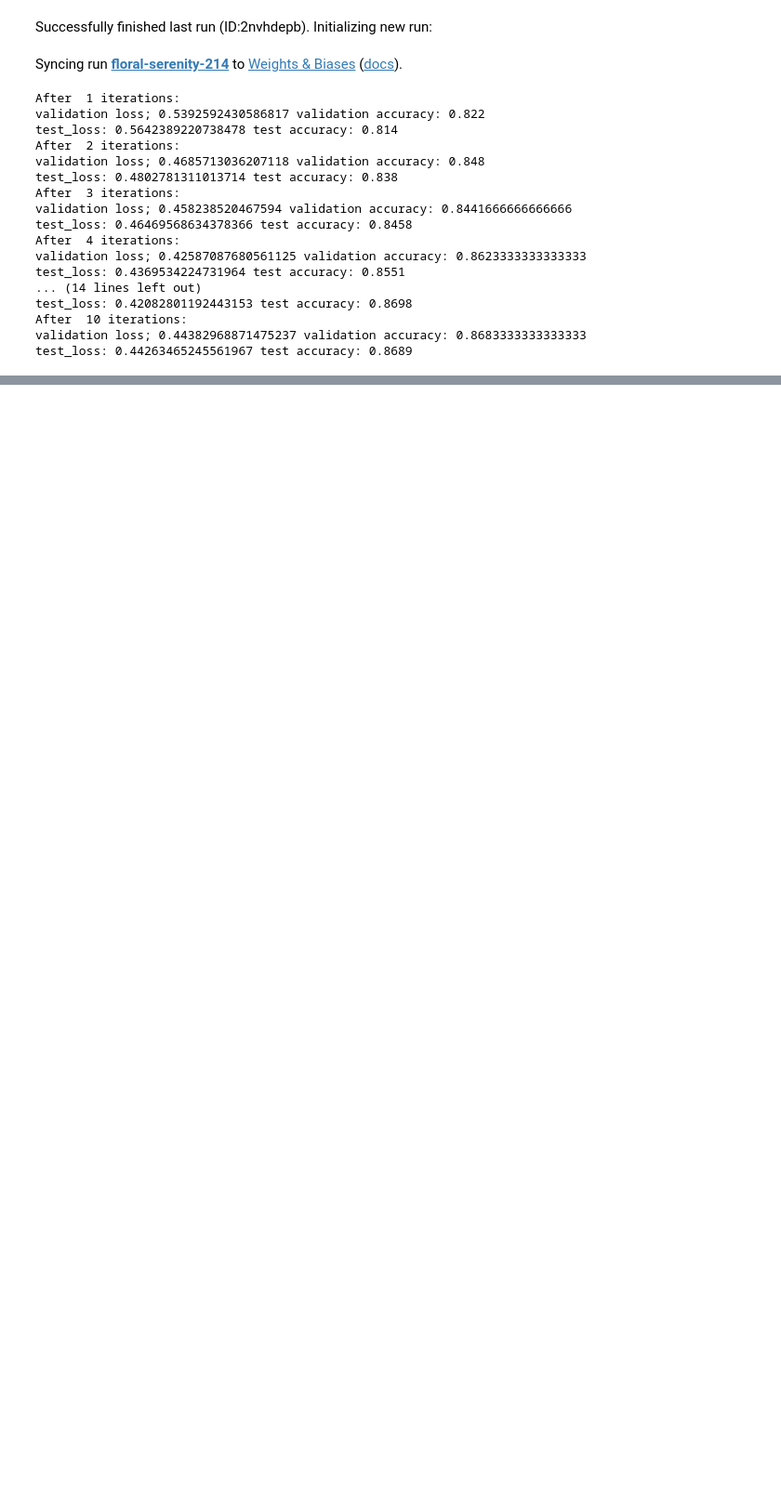
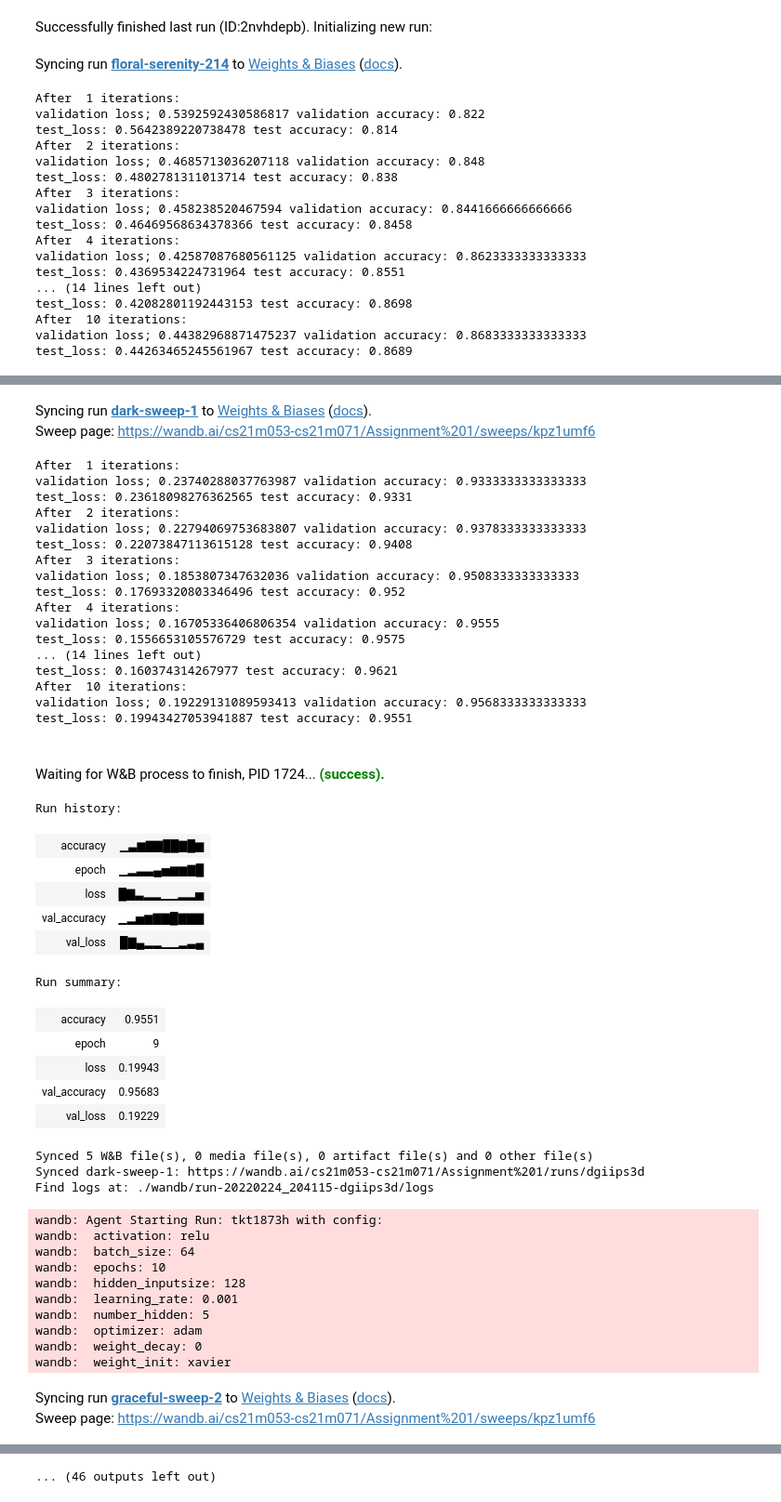
Before and after one commit to svssp787/Deep-Learning, a Jupyter notebook: Assignment_1.ipynb, the cells around one changed output, grey strips where cells are left out. Shown: that part at 93% size. Drawn from its saved outputs; the diff is of its cells as text; code cells hidden in the pictures; blank space fills up the shorter version.

Commit message:
Added Accuracy Reports for Mnist data set

```diff
--- a/Assignment_1.ipynb
+++ b/Assignment_1.ipynb
@@ -57,8 +45,8 @@ for i in range(0,len(set(y_train))):
 
 wandb.log({"examples": imgs})
 # %%
-from sklearn.model_selection import train_test_split
-x_train,x_val,y_train,y_val = train_test_split(x_train,y_train,train_size = 0.9, test_size = 0.1, random_state=10)
+#from sklearn.model_selection import train_test_split
+#x_train,x_val,y_train,y_val = train_test_split(x_train,y_train,train_size = 0.9, test_size = 0.1, random_state=10)
 # %%
 """
 A class to create an object of one layer along with parameters to specifiy:
@@ -354,7 +342,9 @@ class NeuralNetwork:
         for layer in self.layers:
             layer.optimizer(learning_rate,l2_lambda = l2_lambda,batch_size = batch_size,t=0)
 
-    def fit(self,x,y,batch_size = 32):
+    def fit(self,x_train,y_train,x_test,y_test,batch_size = 32):
+
+        x,x_val,y,y_val = train_test_split(x_train,y_train,train_size = 0.9, test_size = 0.1, random_state=10)
 
         if self.activation=='relu':
           self.wtype = 'xavier'
@@ -482,7 +472,7 @@ def train():
     wandb.run.name = "hl_" + str(config.hidden_inputsize)+"_bs_"+str(config.batch_size)+"_ac_"+ config.activation
     np.random.seed(1)
     model = NeuralNetwork(layers_size = [784]+[config.hidden_inputsize]*config.number_hidden+[10],epochs = config["epochs"],learning_rate = config.learning_rate,l2_lambda = config.weight_decay,loss='cross_entropy',activation = config.activation, optimizer = config.optimizer, wtype=config.weight_init )
-    y_pred = model.fit(x_train,y_train,batch_size=config.batch_size)
+    y_pred = model.fit(x_train,y_train,x_test,y_test,batch_size=config.batch_size)
 
 wandb.agent('1oyl8idi',train,entity="cs21m053-cs21m071", project="Assignment 1")
 # %% [output]
@@ -603,0 +642,13 @@ wandb.log({"conf_mat" : wandb.plot.confusion_matrix(probs=y_pred.T,
+# %%
+def train():
+  with wandb.init() as run:
+
+    config = wandb.config
+
+    wandb.run.name = "hl_" + str(config.hidden_inputsize)+"_bs_"+str(config.batch_size)+"_ac_"+ config.activation
+    np.random.seed(1)
+    model = NeuralNetwork(layers_size = [784]+[config.hidden_inputsize]*config.number_hidden+[10],epochs = config["epochs"],learning_rate = config.learning_rate,l2_lambda = config.weight_decay,loss='cross_entropy',activation = config.activation, optimizer = config.optimizer, wtype=config.weight_init )
+    y_pred = model.fit(x_train,y_train,x_test,y_test,batch_size=config.batch_size)
+
+wandb.agent(sweep_id,train,entity="cs21m053-cs21m071", project="Assignment 1")
+# %% [output]
@@ -603,0 +665,47 @@ wandb.log({"conf_mat" : wandb.plot.confusion_matrix(probs=y_pred.T,
+Syncing run dark-sweep-1 to Weights & Biases (docs).
+Sweep page: https://wandb.ai/cs21m053-cs21m071/Assignment%201/sweeps/kpz1umf6
+After  1 iterations:
+validation loss; 0.23740288037763987 validation accuracy: 0.9333333333333333
+test_loss: 0.23618098276362565 test accuracy: 0.9331
+After  2 iterations:
+validation loss; 0.22794069753683807 validation accuracy: 0.9378333333333333
+test_loss: 0.22073847113615128 test accuracy: 0.9408
+After  3 iterations:
+validation loss; 0.1853807347632036 validation accuracy: 0.9508333333333333
+test_loss: 0.17693320803346496 test accuracy: 0.952
+After  4 iterations:
+validation loss; 0.16705336406806354 validation accuracy: 0.9555
+test_loss: 0.1556653105576729 test accuracy: 0.9575
+... (14 lines left out)
+test_loss: 0.160374314267977 test accuracy: 0.9621
+After  10 iterations:
+validation loss; 0.19229131089593413 validation accuracy: 0.9568333333333333
+test_loss: 0.19943427053941887 test accuracy: 0.9551
+Waiting for W&B process to finish, PID 1724... (success).
+Run history:
+| accuracy | ▁▃▆▇▇██▇█▆ |
+| epoch | ▁▂▃▃▄▅▆▆▇█ |
+| loss | █▇▃▂▂▁▁▂▂▅ |
+| val_accuracy | ▁▂▅▆▇▇█▇▇▇ |
+| val_loss | █▇▄▂▂▁▁▂▃▄ |
+Run summary:
+| accuracy | 0.9551 |
+| epoch | 9 |
+| loss | 0.19943 |
+| val_accuracy | 0.95683 |
+| val_loss | 0.19229 |
+Synced 5 W&B file(s), 0 media file(s), 0 artifact file(s) and 0 other file(s)
+Synced dark-sweep-1: https://wandb.ai/cs21m053-cs21m071/Assignment%201/runs/dgiips3d
+Find logs at: ./wandb/run-20220224_204115-dgiips3d/logs
+wandb: Agent Starting Run: tkt1873h with config:
+wandb:  activation: relu
+wandb:  batch_size: 64
+wandb:  epochs: 10
+wandb:  hidden_inputsize: 128
+wandb:  learning_rate: 0.001
+wandb:  number_hidden: 5
+wandb:  optimizer: adam
+wandb:  weight_decay: 0
+wandb:  weight_init: xavier
+Syncing run graceful-sweep-2 to Weights & Biases (docs).
+Sweep page: https://wandb.ai/cs21m053-cs21m071/Assignment%201/sweeps/kpz1umf6
@@ -603,0 +729 @@ wandb.log({"conf_mat" : wandb.plot.confusion_matrix(probs=y_pred.T,
+... (46 outputs left out)
```
Also changed, not shown: parts of 4 cells of this notebook.
